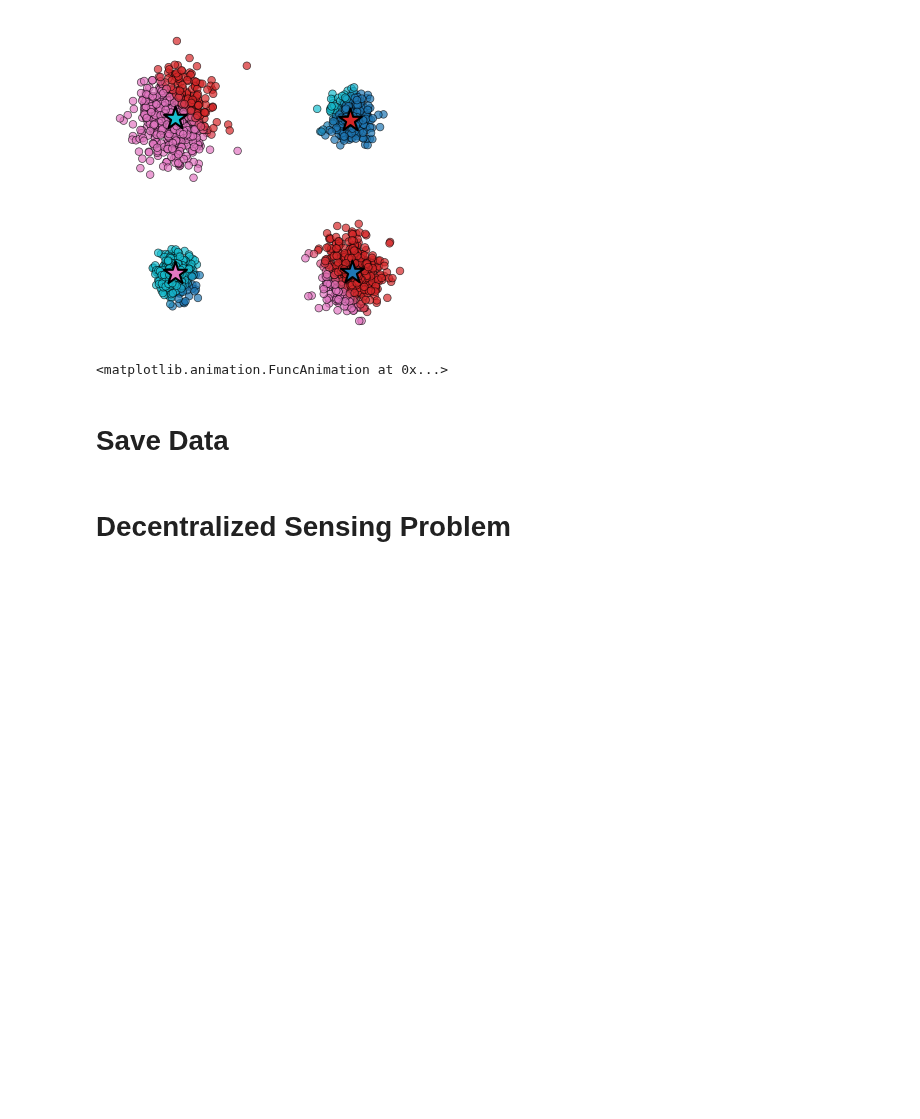
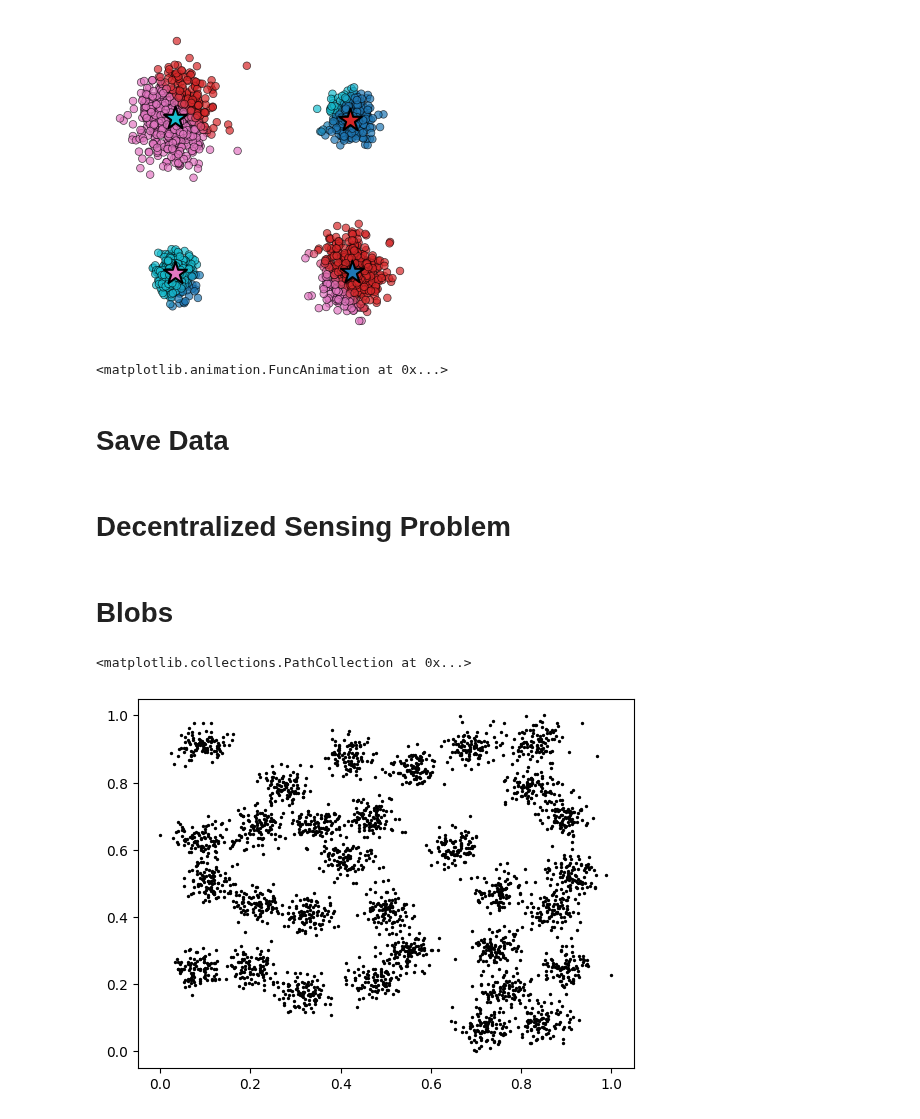
Before and after one commit to salar96/AutonomyAwareClustering, a Jupyter notebook: ReinforcementBasedClustering/Clustering_GT.ipynb, the cells around one changed output. Drawn from its saved outputs; the diff is of its cells as text; code cells hidden in the pictures; blank space fills up the shorter version.

```diff
--- a/ReinforcementBasedClustering/Clustering_GT.ipynb
+++ b/ReinforcementBasedClustering/Clustering_GT.ipynb
@@ -146,3 +146,14 @@ Y, pi, Y_list, pi_list, Betas = cluster_gt(
 plt.figure(figsize=(6, 4))
 plt.scatter(locs[:,0], locs[:,1], c='black', s=2)
 plt.scatter(Y[:,0], Y[:,1], c='red', s=10)
+# %% [markdown]
+# Blobs
+# %%
+X = np.loadtxt("D31.txt")[:,:2]
+X = (X - np.min(X, axis=0)) / (np.max(X, axis=0) - np.min(X, axis=0))
+N ,d = X.shape
+M = 31  # number of clusters
+plt.scatter(X[:,0],X[:,1], s=2, color='black')
+# %% [output]
+<matplotlib.collections.PathCollection at 0x...>
+[figure, added]
```
Also changed, not shown: parts of 2 cells of this notebook, 2 other files.
